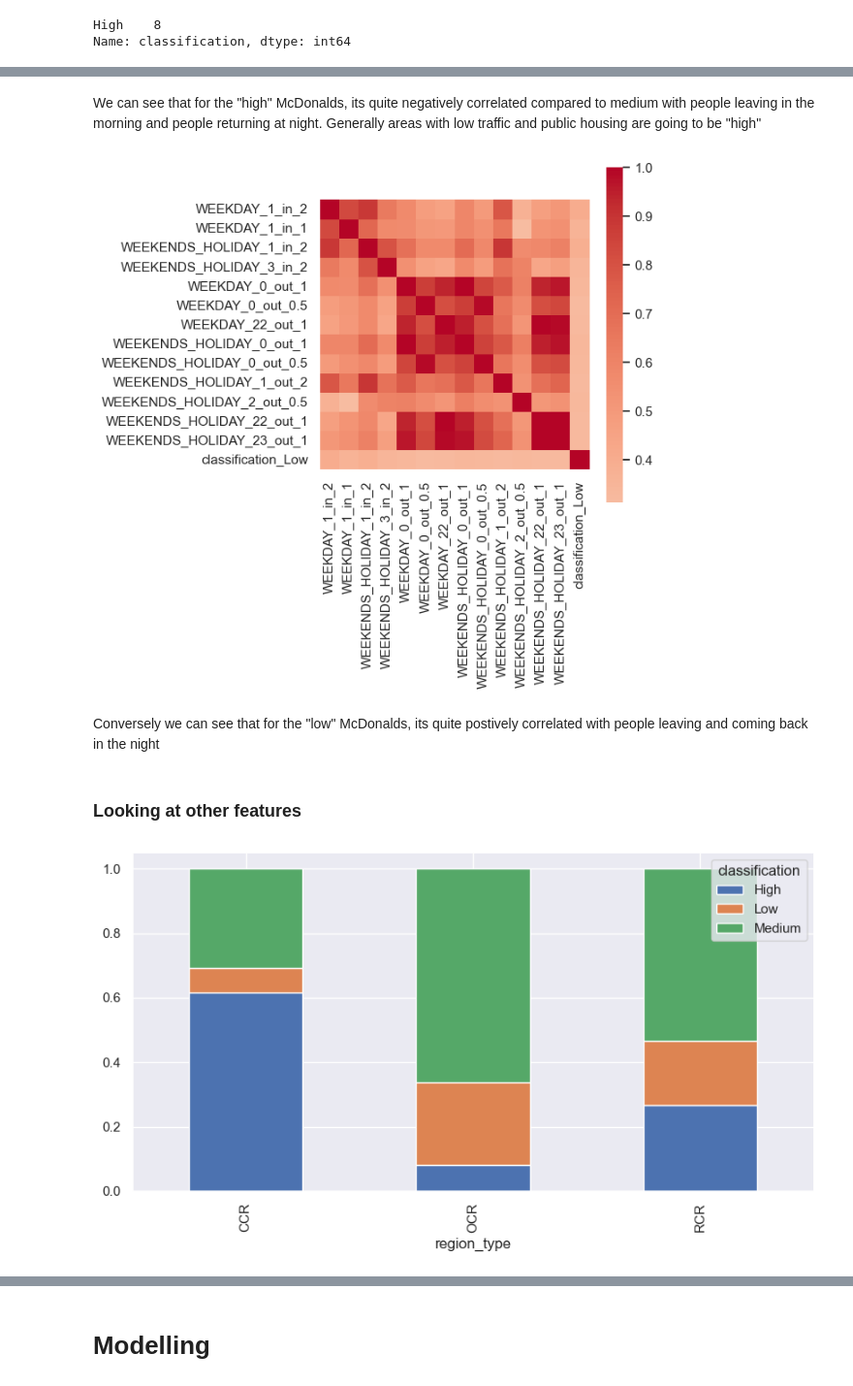
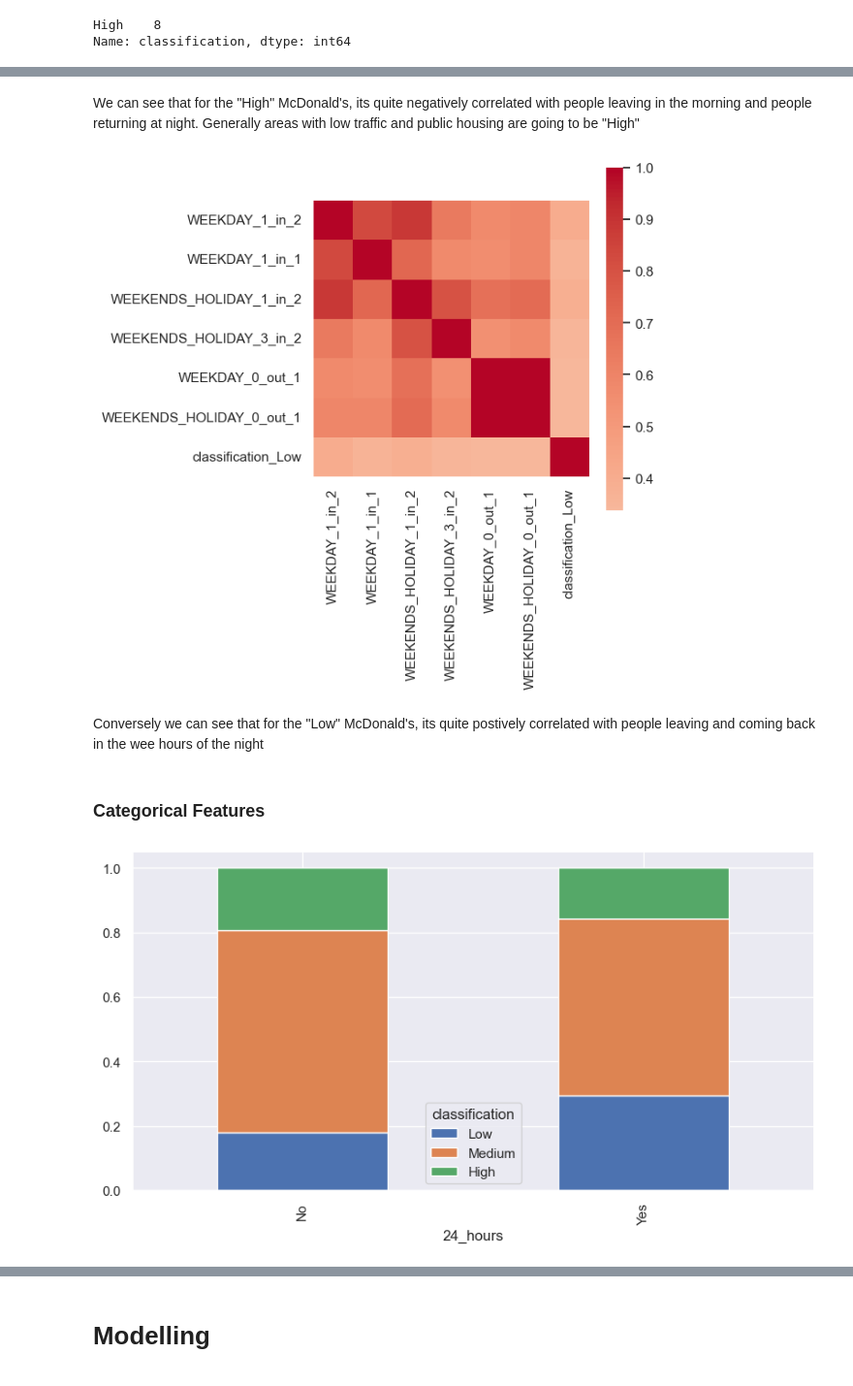
Before and after one commit to NicsLvl/McPredictor, a Jupyter notebook: mcd.ipynb, the cells around one changed output, grey strips where cells are left out. Shown at 97% size. Saved outputs shown, nothing was run; the diff lists cells and outputs as text; code cells hidden in the pictures.

Commit message:
cleaned up data + ran RF of 0.72

```diff
--- a/mcd.ipynb
+++ b/mcd.ipynb
@@ -869,3 +1258,3 @@ mcd_df.to_csv('mcd_df.csv', index=False)
 # %%
 # import feature engineered ready data
-mcd_df = pd.read_csv('mcd_df.csv')
+mcd_df = pd.read_csv('data/mcd_df.csv')
@@ -964,0 +1342,3 @@ mcd_df = mcd_df[mcd_df['classification'] != 'Student']
+# %%
+# set the order of classification to be Low, Medium, High
+mcd_df['classification'] = pd.Categorical(mcd_df['classification'], categories=['Low', 'Medium', 'High'], ordered=True)
@@ -1039,8 +1416,8 @@ plt.show()
 # %% [markdown]
-We can see that for the "high" McDonalds, its quite negatively correlated compared to medium with people leaving in the morning and people returning at night. Generally areas with low traffic and public housing are going to be "high"
+We can see that for the "High" McDonald's, its quite negatively correlated with people leaving in the morning and people returning at night. Generally areas with low traffic and public housing are going to be "High"
 # %%
 # lets see what are the most correlated features with each of the target classification
-threshold = 0.32
+threshold = 0.33 # this number is determined after trial and error and getting 5/6 features correlated
 
 # drop the column for other classifications in mcd_df
 corr = mcd_df_dummies.drop(['classification_High', 'classification_Medium'], axis=1)
@@ -1059,14 +1436,14 @@ fig, ax = plt.subplots(figsize=(5, 5))
 sns.heatmap(corr_matrix_filtered, cmap='coolwarm', center=0, square=True, ax=ax)
 plt.show()
 # %% [output]
-[figure, old version]
+[figure, new version]
 # %% [markdown]
-Conversely we can see that for the "low" McDonalds, its quite postively correlated with people leaving and coming back in the night
+Conversely we can see that for the "Low" McDonald's, its quite postively correlated with people leaving and coming back in the wee hours of the night
-# %% [markdown]
-### Looking at other features
+# %% [markdown]
+### Categorical Features
 # %%
-# do a normalized count of classification (without Tourist and Student) against region_type
-pd.crosstab(mcd_df['region_type'], mcd_df['classification']).apply(lambda r: r/r.sum(), axis=1).plot(kind='bar', stacked=True, figsize=(10,5))
+# do a normalized count of classification (without Tourist and Student) against 24 hours?
+pd.crosstab(mcd_df['24_hours'], mcd_df['classification']).apply(lambda r: r/r.sum(), axis=1).plot(kind='bar', stacked=True, figsize=(10,5))
 plt.show()
 # %% [output]
-[figure, old version]
+[figure, new version]
```
Also changed, not shown: parts of 153 cells of this notebook, 13 other files.
